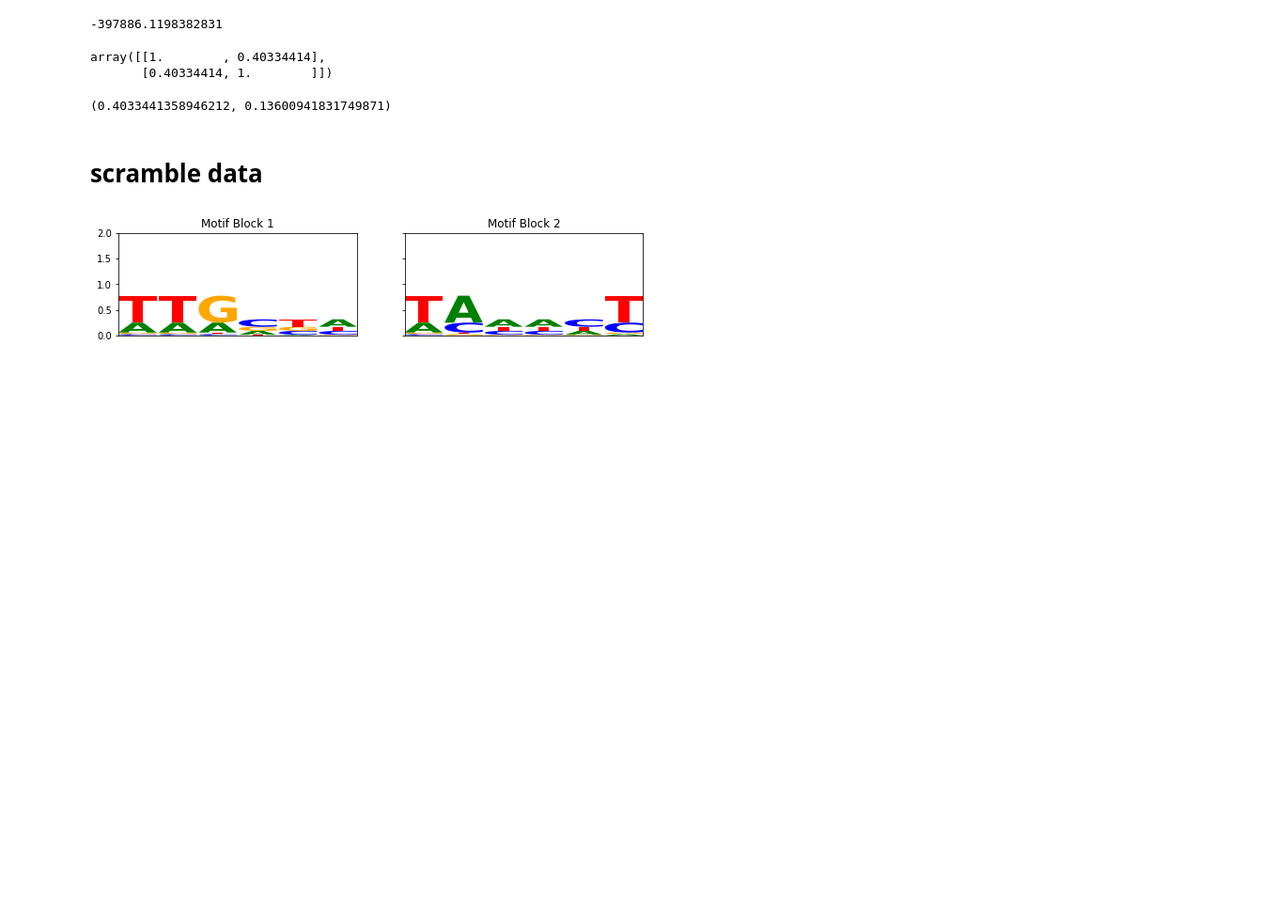
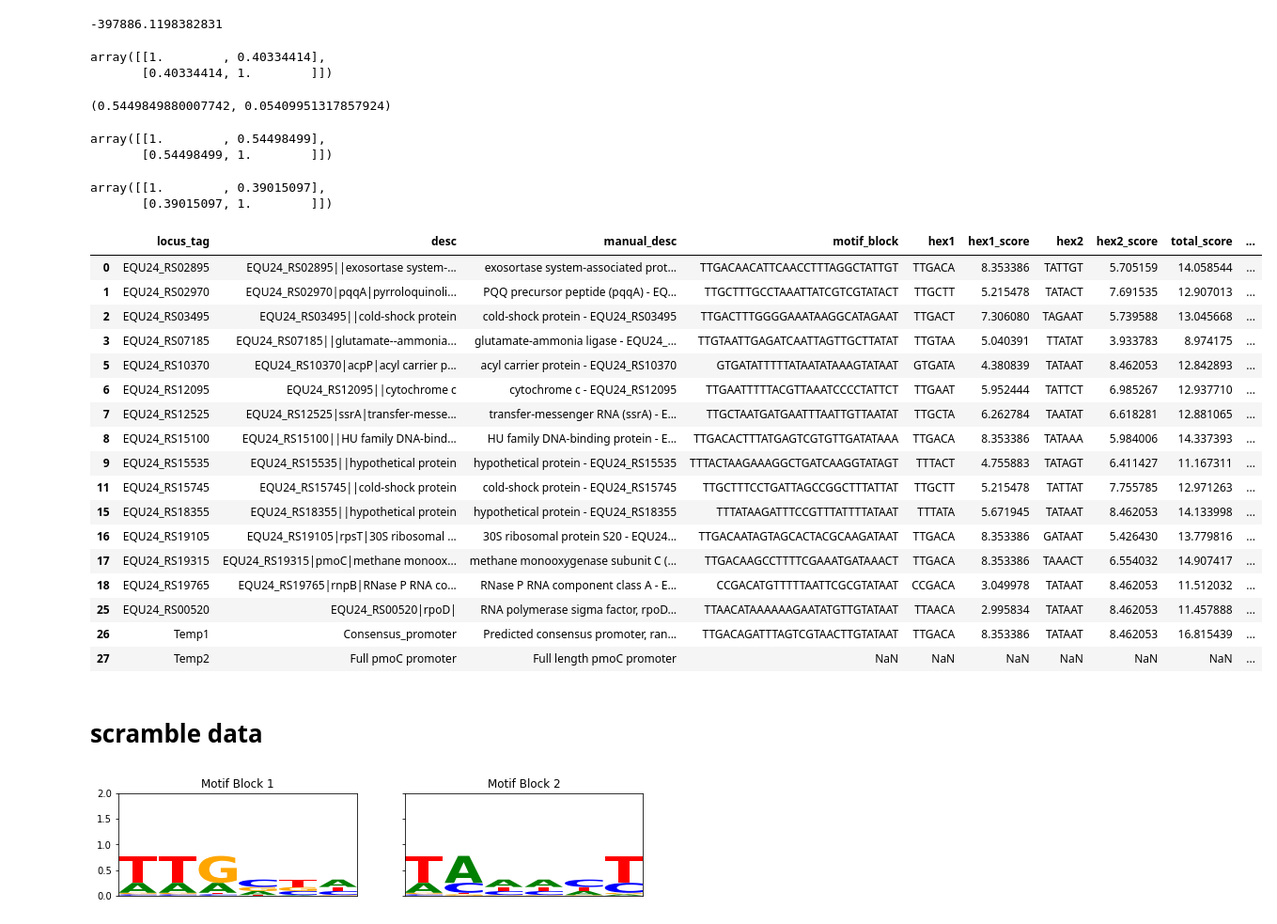
Before and after one commit to erinhwilson/promoter-id-from-rnaseq, a Jupyter notebook: tutorials/xyle_analysis.ipynb, the cells around one changed output. Shown at 94% size. Cells and saved outputs as stored; diff of their text form; code cells hidden in the pictures; blank space fills up the shorter version.

Commit message:
updated xyle analysis visualization

```diff
--- a/tutorials/xyle_analysis.ipynb
+++ b/tutorials/xyle_analysis.ipynb
@@ -263,0 +438,43 @@ scatter
+# %%
+# scatter plot of hex1 vs hex 2
+dfx = xyle_df[xyle_df['assayed'] == 1]
+
+scatter = alt.Chart(
+    dfx[~dfx['locus_tag'].isin(['Temp1','Temp2'])],
+).mark_point().encode(
+    x=alt.X('total_score:Q',axis=alt.Axis(title="Similarity to predicted consensus motif (log odds)")),
+    y=alt.Y('mean_xyle:Q',axis=alt.Axis(title="XylE Activity")),
+    color=alt.Color('spacer:N',scale=alt.Scale(scheme='dark2'),sort='descending'),
+    # sinebow, tableau10, viridis, set2
+    size=alt.value(400),
+    strokeWidth=alt.value(5),
+    tooltip=["desc:N","hex1:N",'hex2:N','total_score:Q','mean_xyle:Q'],
+)
+
+consensus = alt.Chart(
+    dfx[dfx['locus_tag'].isin(['Temp1'])],
+).mark_point(
+    shape='diamond'
+).encode(
+    x=alt.X('total_score:Q',axis=alt.Axis(title="Similarity to predicted consensus motif (log odds)")),
+    y=alt.Y('mean_xyle:Q',axis=alt.Axis(title="XylE Activity")),
+    color=alt.Color('spacer:N',scale=alt.Scale(scheme='dark2'),sort='descending'),
+    # sinebow, tableau10, viridis, set2
+    size=alt.value(400),
+    strokeWidth=alt.value(5),
+    tooltip=["desc:N","hex1:N",'hex2:N','total_score:Q','mean_xyle:Q'],
+)
+
+#combo.save('consensus_scatter.html')
+chart = scatter + consensus
+
+chart.properties(
+    width=400,
+    height=400
+).configure_axis(
+    labelFontSize=14,
+    titleFontSize=16,
+    grid=False
+).configure_view(
+    strokeWidth=0
+).interactive()
@@ -274,10 +493,43 @@ array([[1.        , 0.40334414],
        [0.40334414, 1.        ]])
 # %%
 from scipy.stats import pearsonr
+# %%
+df2 = df[df['locus_tag'] != "Temp2"]
+pearsonr(df2['total_score'].values, df2['mean_xyle'].values)
+# %% [output]
+(0.5449849880007742, 0.05409951317857924)
 # %%
-pearsonr(df['total_score'].values, df['mean_xyle'].values)
+np.corrcoef(df2['total_score'].values, df2['mean_xyle'].values)
 # %% [output]
-(0.4033441358946212, 0.13600941831749871)
+array([[1.        , 0.54498499],
+       [0.54498499, 1.        ]])
+# %%
+dfy = dfx[~dfx['locus_tag'].isin(["Temp1","Temp2"])]
+np.corrcoef(dfy['total_score'].values, dfy['mean_xyle'].values)
+# %% [output]
+array([[1.        , 0.39015097],
+       [0.39015097, 1.        ]])
+# %%
+dfx
+# %% [output]
+|  | locus_tag | desc | manual_desc | motif_block | hex1 | hex1_score | hex2 | hex2_score | total_score | ... |
+| 0 | EQU24_RS02895 | EQU24_RS02895||exosortase system-... | exosortase system-associated prot... | TTGACAACATTCAACCTTTAGGCTATTGT | TTGACA | 8.353386 | TATTGT | 5.705159 | 14.058544 | ... |
+| 1 | EQU24_RS02970 | EQU24_RS02970|pqqA|pyrroloquinoli... | PQQ precursor peptide (pqqA) - EQ... | TTGCTTTGCCTAAATTATCGTCGTATACT | TTGCTT | 5.215478 | TATACT | 7.691535 | 12.907013 | ... |
+| 2 | EQU24_RS03495 | EQU24_RS03495||cold-shock protein | cold-shock protein - EQU24_RS03495 | TTGACTTTGGGGAAATAAGGCATAGAAT | TTGACT | 7.306080 | TAGAAT | 5.739588 | 13.045668 | ... |
+| 3 | EQU24_RS07185 | EQU24_RS07185||glutamate--ammonia... | glutamate-ammonia ligase - EQU24_... | TTGTAATTGAGATCAATTAGTTGCTTATAT | TTGTAA | 5.040391 | TTATAT | 3.933783 | 8.974175 | ... |
+| 5 | EQU24_RS10370 | EQU24_RS10370|acpP|acyl carrier p... | acyl carrier protein - EQU24_RS10370 | GTGATATTTTTATAATATAAAGTATAAT | GTGATA | 4.380839 | TATAAT | 8.462053 | 12.842893 | ... |
+| 6 | EQU24_RS12095 | EQU24_RS12095||cytochrome c | cytochrome c - EQU24_RS12095 | TTGAATTTTTACGTTAAATCCCCTATTCT | TTGAAT | 5.952444 | TATTCT | 6.985267 | 12.937710 | ... |
+| 7 | EQU24_RS12525 | EQU24_RS12525|ssrA|transfer-messe... | transfer-messenger RNA (ssrA) - E... | TTGCTAATGATGAATTTAATTGTTAATAT | TTGCTA | 6.262784 | TAATAT | 6.618281 | 12.881065 | ... |
+| 8 | EQU24_RS15100 | EQU24_RS15100||HU family DNA-bind... | HU family DNA-binding protein - E... | TTGACACTTTATGAGTCGTGTTGATATAAA | TTGACA | 8.353386 | TATAAA | 5.984006 | 14.337393 | ... |
+| 9 | EQU24_RS15535 | EQU24_RS15535||hypothetical protein | hypothetical protein - EQU24_RS15535 | TTTACTAAGAAAGGCTGATCAAGGTATAGT | TTTACT | 4.755883 | TATAGT | 6.411427 | 11.167311 | ... |
+| 11 | EQU24_RS15745 | EQU24_RS15745||cold-shock protein | cold-shock protein - EQU24_RS15745 | TTGCTTTCCTGATTAGCCGGCTTTATTAT | TTGCTT | 5.215478 | TATTAT | 7.755785 | 12.971263 | ... |
+| 15 | EQU24_RS18355 | EQU24_RS18355||hypothetical protein | hypothetical protein - EQU24_RS18355 | TTTATAAGATTTCCGTTTATTTTATAAT | TTTATA | 5.671945 | TATAAT | 8.462053 | 14.133998 | ... |
+| 16 | EQU24_RS19105 | EQU24_RS19105|rpsT|30S ribosomal ... | 30S ribosomal protein S20 - EQU24... | TTGACAATAGTAGCACTACGCAAGATAAT | TTGACA | 8.353386 | GATAAT | 5.426430 | 13.779816 | ... |
+| 17 | EQU24_RS19315 | EQU24_RS19315|pmoC|methane monoox... | methane monooxygenase subunit C (... | TTGACAAGCCTTTTCGAAATGATAAACT | TTGACA | 8.353386 | TAAACT | 6.554032 | 14.907417 | ... |
+| 18 | EQU24_RS19765 | EQU24_RS19765|rnpB|RNase P RNA co... | RNase P RNA component class A - E... | CCGACATGTTTTTAATTCGCGTATAAT | CCGACA | 3.049978 | TATAAT | 8.462053 | 11.512032 | ... |
+| 25 | EQU24_RS00520 | EQU24_RS00520|rpoD| | RNA polymerase sigma factor, rpoD... | TTAACATAAAAAAGAATATGTTGTATAAT | TTAACA | 2.995834 | TATAAT | 8.462053 | 11.457888 | ... |
+| 26 | Temp1 | Consensus_promoter | Predicted consensus promoter, ran... | TTGACAGATTTAGTCGTAACTTGTATAAT | TTGACA | 8.353386 | TATAAT | 8.462053 | 16.815439 | ... |
+| 27 | Temp2 | Full pmoC promoter | Full length pmoC promoter | NaN | NaN | NaN | NaN | NaN | NaN | ... |
 # %% [markdown]
 # scramble data
 # %%
```
Also changed, not shown: parts of 14 cells of this notebook, 2 other files.
